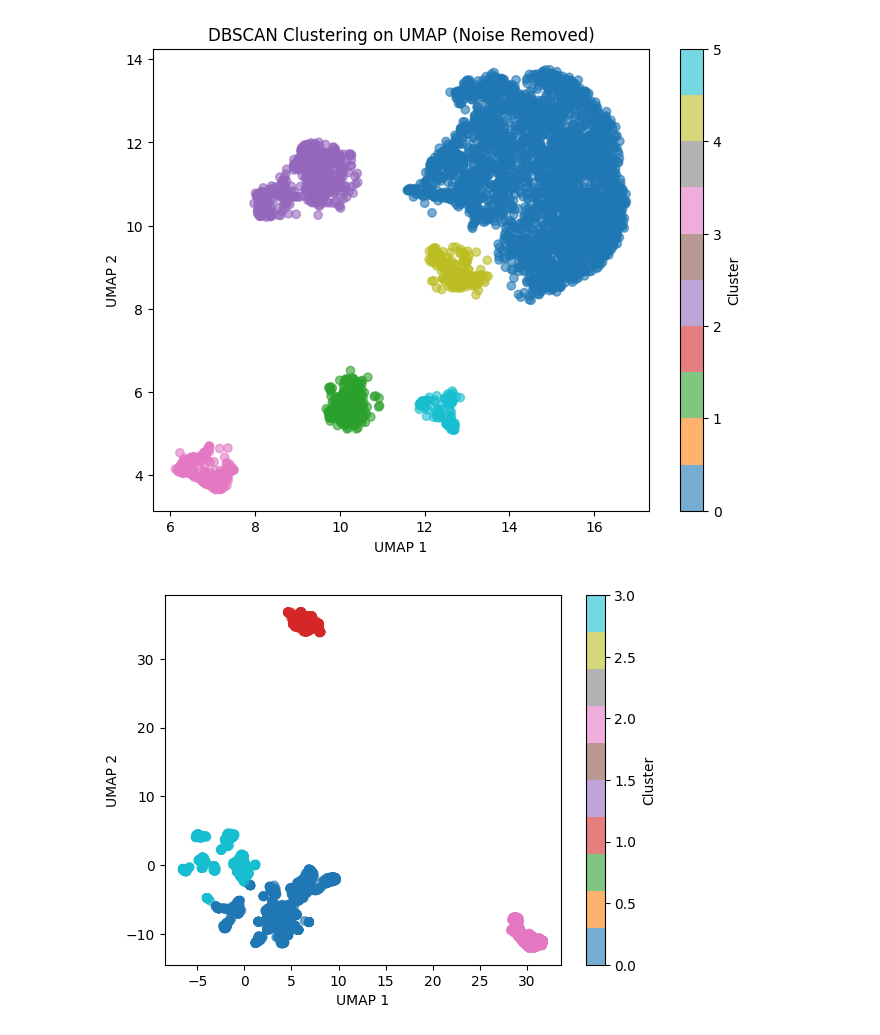
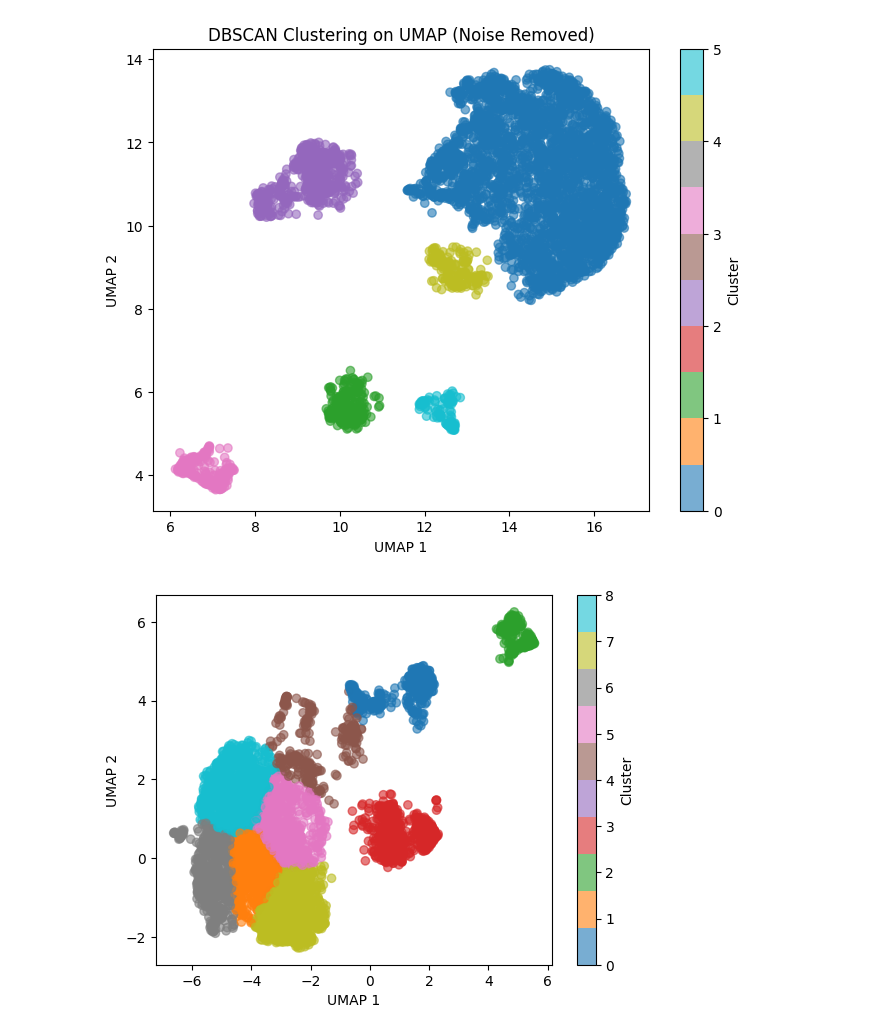
Before and after one commit to samroska/milestone-2-siads-696, a Jupyter notebook: Notebook1.ipynb, the cells around one changed output. Saved outputs shown, nothing was run; the diff lists cells and outputs as text; code cells hidden in the pictures.

```diff
--- a/Notebook1.ipynb
+++ b/Notebook1.ipynb
@@ -246,18 +247,20 @@ plt.show()
 # %% [output]
 [figure]
 # %%
-diagnosis_df = df[diagnosis()].copy()
+all_df = df[all()].copy()
 
-diagnosis_df = diagnosis_df.replace(-9, np.nan)
-diagnosis_df = diagnosis_df.dropna()
+all_df = all_df.replace(-9, np.nan)
+all_df = all_df.dropna()
 
-cat_columns = diagnosis_df.columns
-diagnosis_df[diagnosis_df.columns] = diagnosis_df[diagnosis_df.columns].astype('category')
+cat_columns = [col for col in all_df.columns if col not in num_columns]
+all_df[cat_columns] = all_df[cat_columns].astype('category')
+all_df[num_columns] = all_df[num_columns].astype(int)
 
 
-X_cluster = diagnosis_df.copy()
+X_cluster = all_df
 
 preprocessor = ColumnTransformer([
+    ("num", StandardScaler(), num_columns),
     ("cat", OneHotEncoder(handle_unknown="ignore", sparse_output=False), cat_columns)
 ])
 
@@ -266,13 +269,13 @@ X_preprocessed = preprocessor.fit_transform(X_cluster)
 umap_model = umap.UMAP(random_state=42)
 X_umap2 = umap_model.fit_transform(X_preprocessed)
 # %%
-kmeans = KMeans(n_clusters=4, random_state=42)
+kmeans = KMeans(n_clusters=9, random_state=42)
 labels4 = kmeans.fit_predict(X_umap2)
 
 plt.scatter(X_umap2[:, 0], X_umap2[:, 1], c=labels4, cmap='tab10', alpha=0.6)
 plt.xlabel("UMAP 1")
 plt.ylabel("UMAP 2")
 plt.colorbar(label="Cluster")
 plt.show()
 # %% [output]
-[figure, old version]
+[figure, new version]
```
Also changed, not shown: parts of 5 cells of this notebook.
